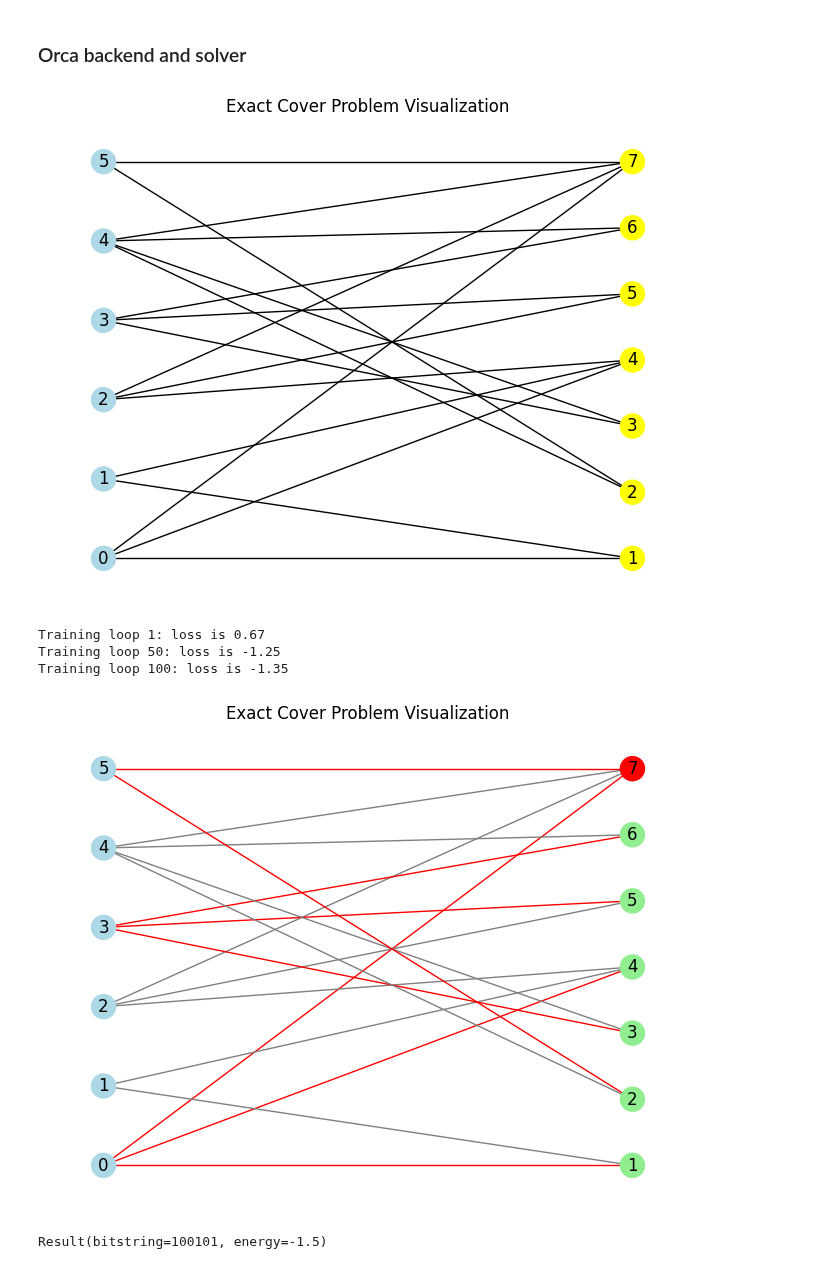
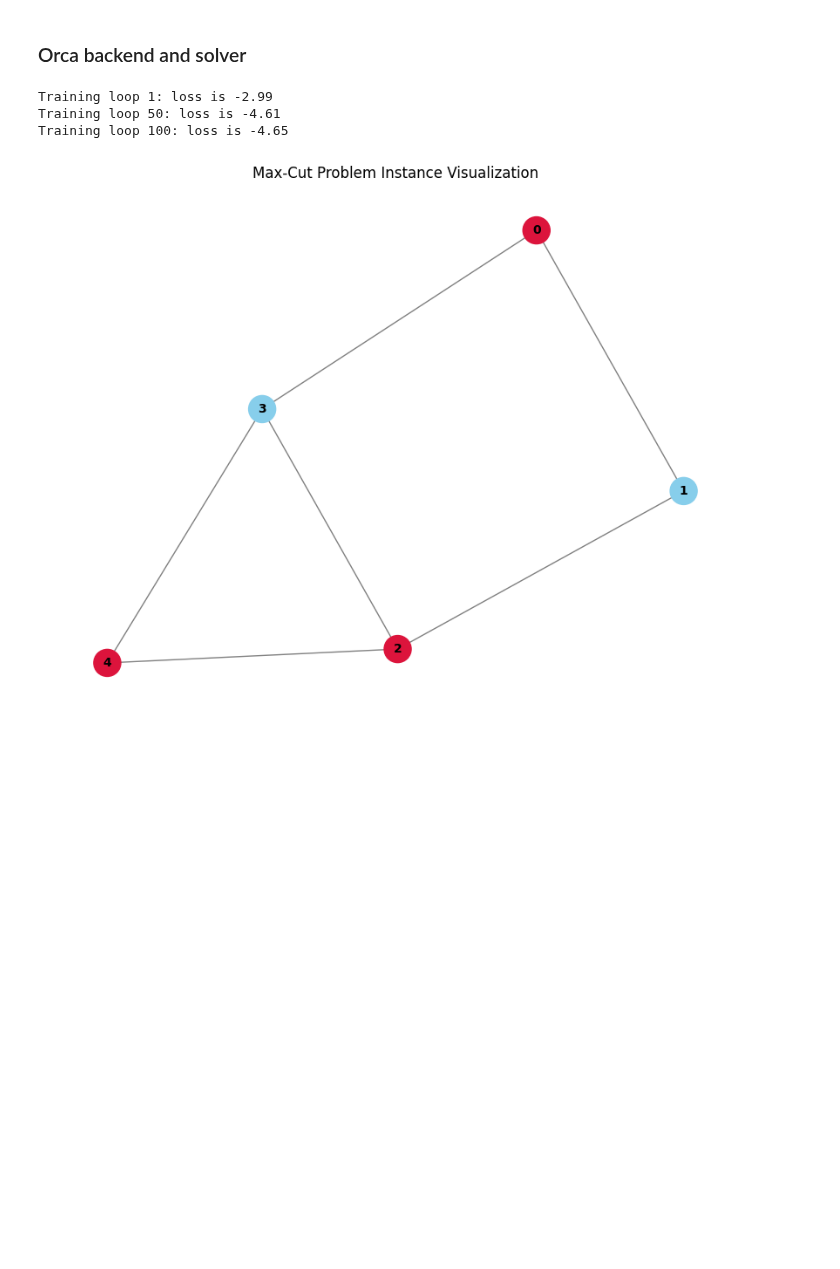
Before and after one commit to PCSS-Quantum/QLauncher, a Jupyter notebook: examples/backends_algorithms.ipynb, the cells around one changed output. Saved outputs shown, nothing was run; the diff lists cells and outputs as text; code cells hidden in the pictures; blank space fills up the shorter version.

```diff
--- a/examples/backends_algorithms.ipynb
+++ b/examples/backends_algorithms.ipynb
@@ -10,0 +16,12 @@ from quantum_launcher.problems import EC
+# %%
+node_list = list(range(5))
+edge_list = [(0, 1), (1, 2), (2, 3), (3, 0), (3, 4), (2, 4)]
+
+graph = nx.Graph()
+graph.add_nodes_from(node_list)
+graph.add_edges_from(edge_list)
+
+problem = MaxCut(graph, instance_name="my problem")
+
+
+problem.visualize()
@@ -52,20 +56,14 @@ Result(bitstring=100101, energy=-9.5)
 # %% [markdown]
 ### Orca backend and solver
 # %%
-pr = EC.from_preset("toy")
-pr.visualize()
-
 alg = BBS()
 backend = OrcaBackend('local')
-launcher = QuantumLauncher(pr, alg, backend)
+launcher = QuantumLauncher(problem, alg, backend)
 result = launcher.run()
 
-pr.visualize(result.best_bitstring)
-result
+problem.visualize(result.best_bitstring)
 # %% [output]
+Training loop 1: loss is -2.99
+Training loop 50: loss is -4.61
+Training loop 100: loss is -4.65
-[figure, old version]
+[figure, new version]
-Training loop 1: loss is 0.67
-Training loop 50: loss is -1.25
-Training loop 100: loss is -1.35
-[figure, removed]
-Result(bitstring=100101, energy=-1.5)
```
Also changed, not shown: parts of 10 cells of this notebook, 11 other files.
